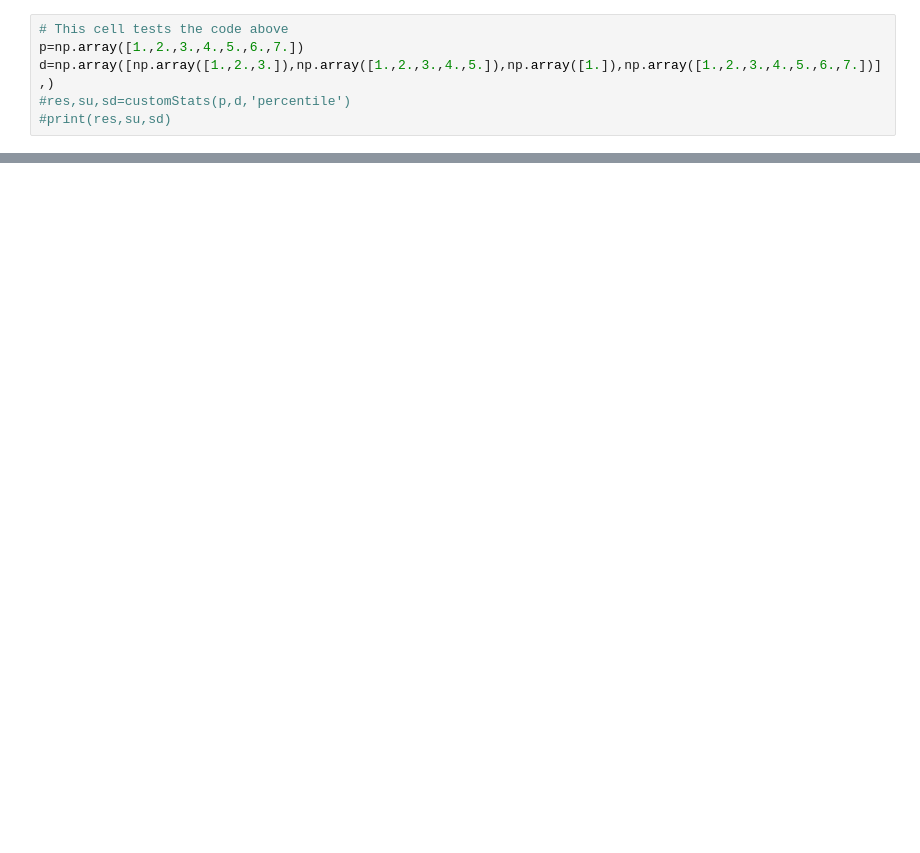
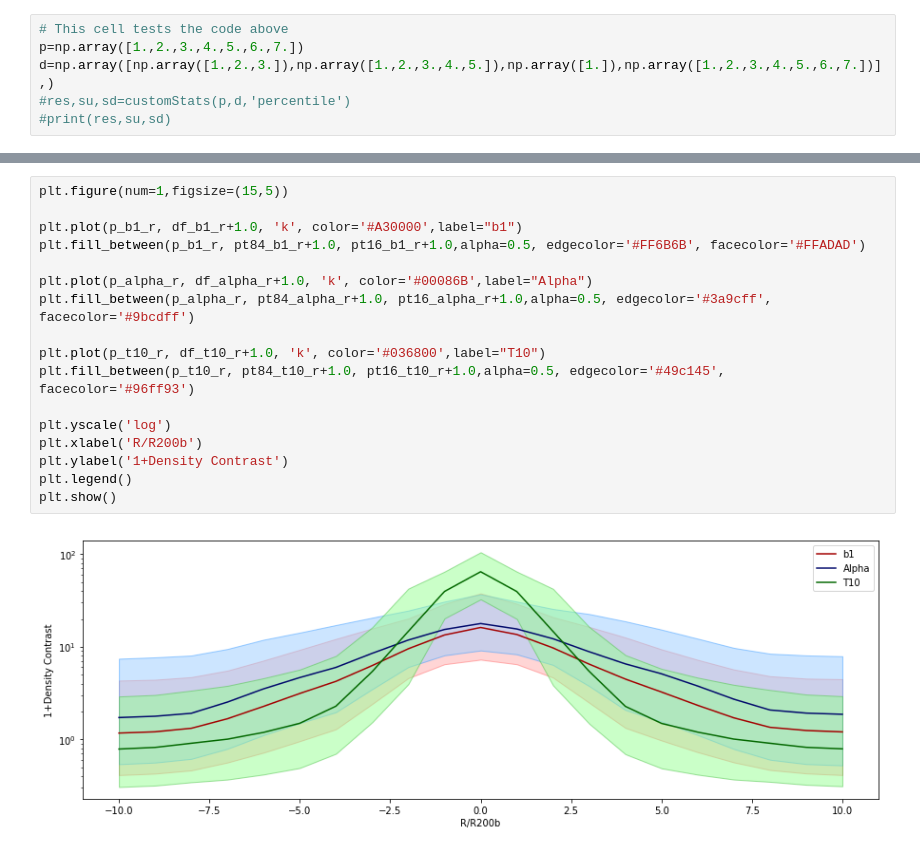
Before and after one commit to Vidhate/DLA-Environment, a Jupyter notebook: Density Field/DF_R200bScaled.ipynb, the cells around one changed output, grey strips where cells are left out. Drawn from its saved outputs; the diff is of its cells as text; blank space fills up the shorter version.

```diff
--- a/Density Field/DF_R200bScaled.ipynb
+++ b/Density Field/DF_R200bScaled.ipynb
@@ -317,0 +323,19 @@ print(np.mean(m),np.mean(m1))
+# %%
+plt.figure(num=1,figsize=(15,5))
+
+plt.plot(p_b1_r, df_b1_r+1.0, 'k', color='#A30000',label="b1")
+plt.fill_between(p_b1_r, pt84_b1_r+1.0, pt16_b1_r+1.0,alpha=0.5, edgecolor='#FF6B6B', facecolor='#FFADAD')
+
+plt.plot(p_alpha_r, df_alpha_r+1.0, 'k', color='#00086B',label="Alpha")
+plt.fill_between(p_alpha_r, pt84_alpha_r+1.0, pt16_alpha_r+1.0,alpha=0.5, edgecolor='#3a9cff', facecolor='#9bcdff')
+
+plt.plot(p_t10_r, df_t10_r+1.0, 'k', color='#036800',label="T10")
+plt.fill_between(p_t10_r, pt84_t10_r+1.0, pt16_t10_r+1.0,alpha=0.5, edgecolor='#49c145', facecolor='#96ff93')
+
+plt.yscale('log')
+plt.xlabel('R/R200b')
+plt.ylabel('1+Density Contrast')
+plt.legend()
+plt.show()
+# %% [output]
+[figure, added]
```
Also changed, not shown: parts of 18 cells of this notebook.
